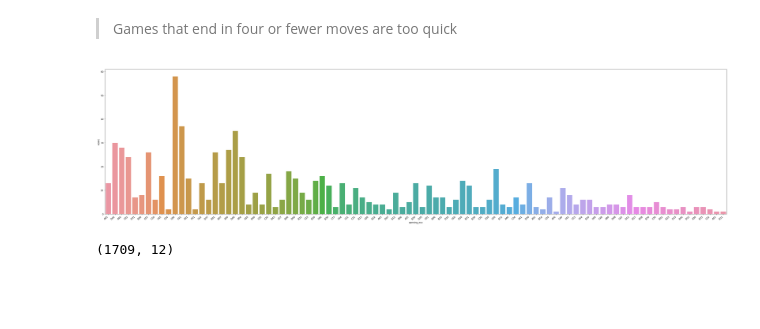
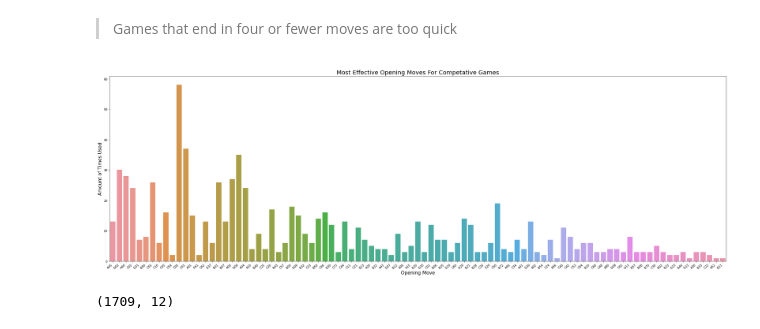
Before and after one commit to matthewasloan95/chess, a Jupyter notebook: final-project.ipynb, the cells around one changed output. Saved outputs shown, nothing was run; the diff lists cells and outputs as text; code cells hidden in the pictures; blank space fills up the shorter version.

```diff
--- a/final-project.ipynb
+++ b/final-project.ipynb
@@ -146,13 +151,16 @@ counts = list(counts.index)
 # %%
 df = df[~df.opening_eco.isin(counts)]
 # %%
-plt.figure(figsize=(40,10))
+plt.figure(figsize=(30,10))
 an = sns.countplot(data = df.loc[(df['winner'] == 'white')], x='opening_eco')
 an.set_xticklabels(an.get_xticklabels(), rotation=40, ha="right")
+an.set_title('Most Effective Opening Moves For Competative Games', fontsize=20)
+an.set_xlabel('Opening Move', fontsize=16)
+an.set_ylabel('Amount of Times Used', fontsize=16)
 plt.tight_layout()
 plt.show()
 # %% [output]
-[figure, old version]
+[figure, new version]
 # %%
 df.shape
 # %% [output]
```
Also changed, not shown: parts of 3 cells of this notebook.
